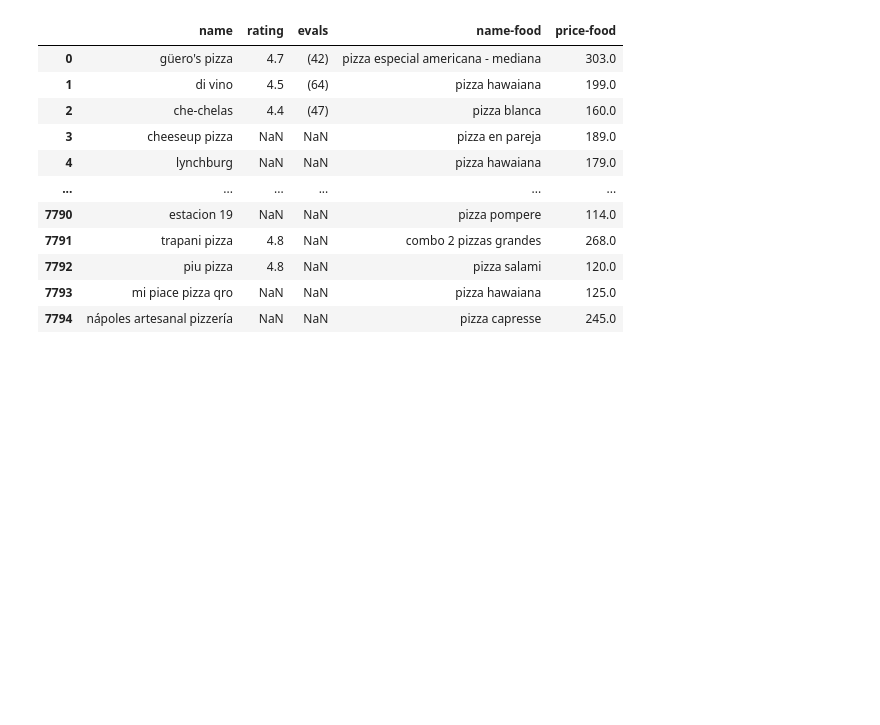
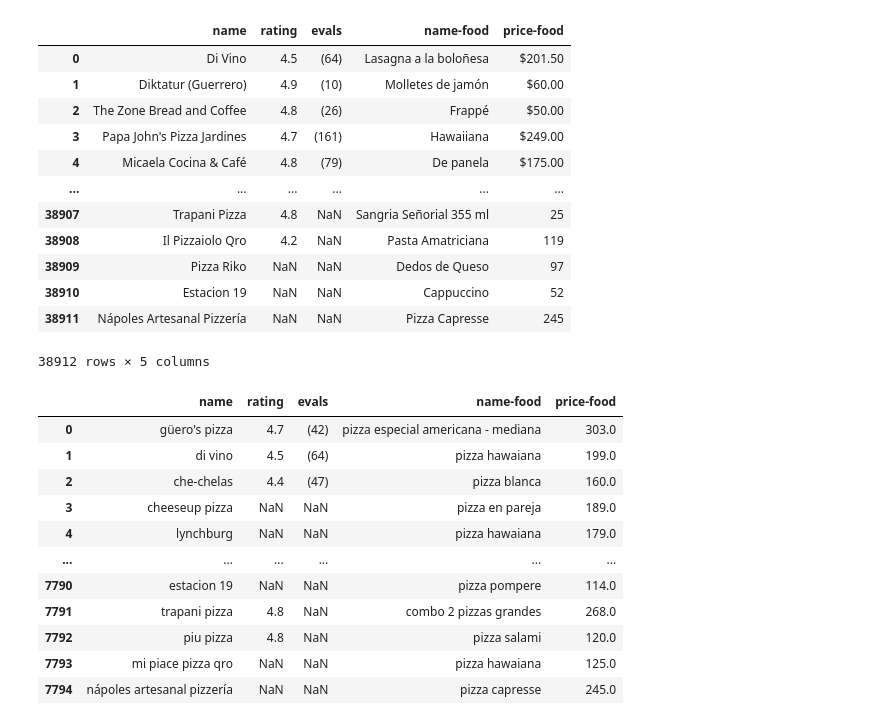
Before and after one commit to alandombel/unidad_1, a Jupyter notebook: menuTipicoPizzaQro.ipynb, the cells around one changed output. Cells and saved outputs as stored; diff of their text form; code cells hidden in the pictures; blank space fills up the shorter version.

```diff
--- a/menuTipicoPizzaQro.ipynb
+++ b/menuTipicoPizzaQro.ipynb
@@ -49,6 +49,22 @@ frames = [
     df_rappi_el_pueblito]
 
 df_QRO = pd.concat(frames, ignore_index=True)
+# %%
+df_QRO.loc[:,['name','rating','evals','name-food','price-food']]
+# %% [output]
+|  | name | rating | evals | name-food | price-food |
+| 0 | Di Vino | 4.5 | (64) | Lasagna a la boloñesa | $201.50 |
+| 1 | Diktatur (Guerrero) | 4.9 | (10) | Molletes de jamón | $60.00 |
+| 2 | The Zone Bread and Coffee | 4.8 | (26) | Frappé | $50.00 |
+| 3 | Papa John's Pizza Jardines | 4.7 | (161) | Hawaiiana | $249.00 |
+| 4 | Micaela Cocina & Café | 4.8 | (79) | De panela | $175.00 |
+| ... | ... | ... | ... | ... | ... |
+| 38907 | Trapani Pizza | 4.8 | NaN | Sangria Señorial 355 ml | 25 |
+| 38908 | Il Pizzaiolo Qro | 4.2 | NaN | Pasta Amatriciana | 119 |
+| 38909 | Pizza Riko | NaN | NaN | Dedos de Queso | 97 |
+| 38910 | Estacion 19 | NaN | NaN | Cappuccino | 52 |
+| 38911 | Nápoles Artesanal Pizzería | NaN | NaN | Pizza Capresse | 245 |
+38912 rows × 5 columns
 # %%
 df_QRO['price-food'] = df_QRO['price-food'].apply(lambda x: (float(x[3:] if x[0] == 'M' else x[1:]) if not isinstance(x, int) else float(x)) if not isinstance(x, float) else x)
 # %%
```
Also changed, not shown: 5 other files.
